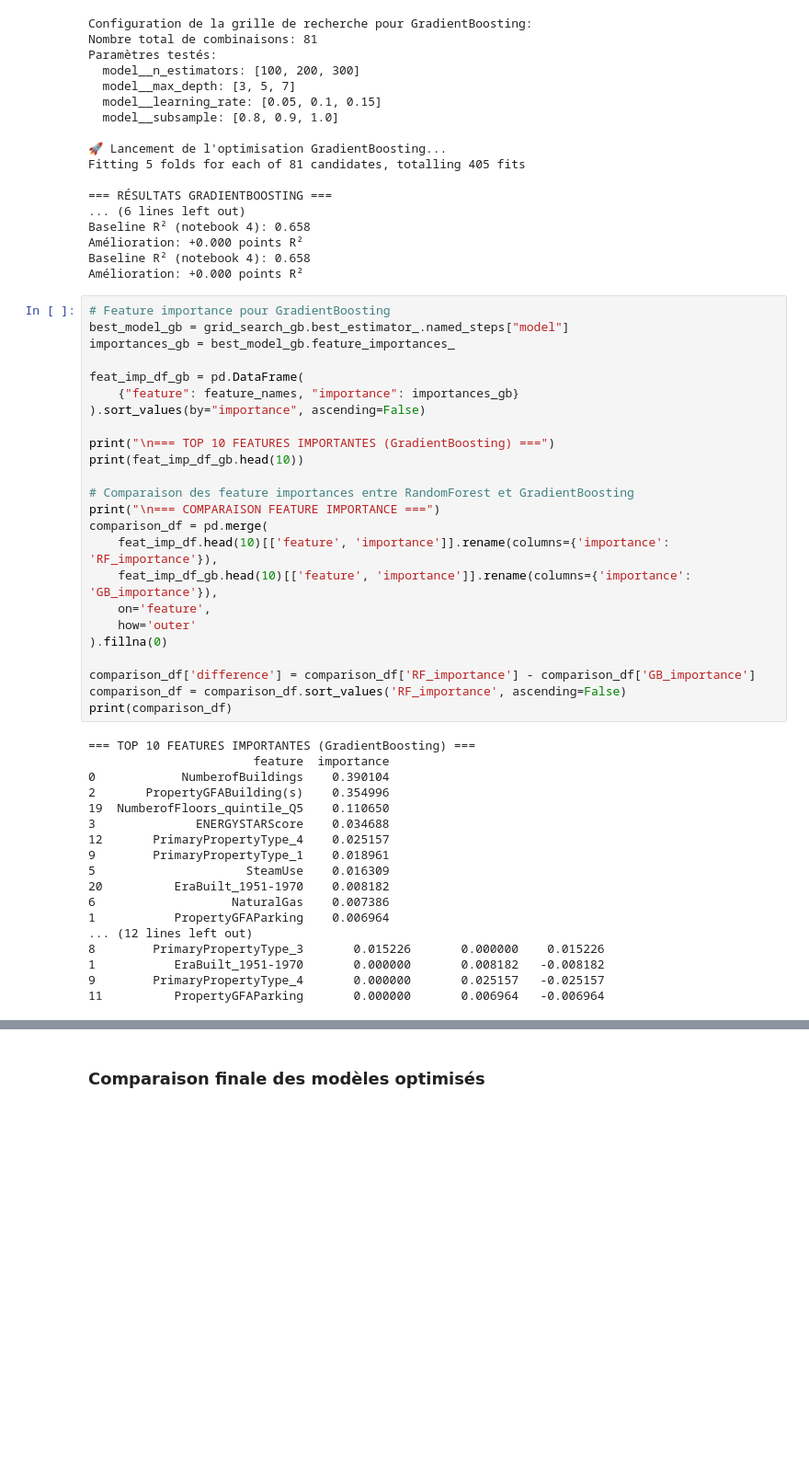
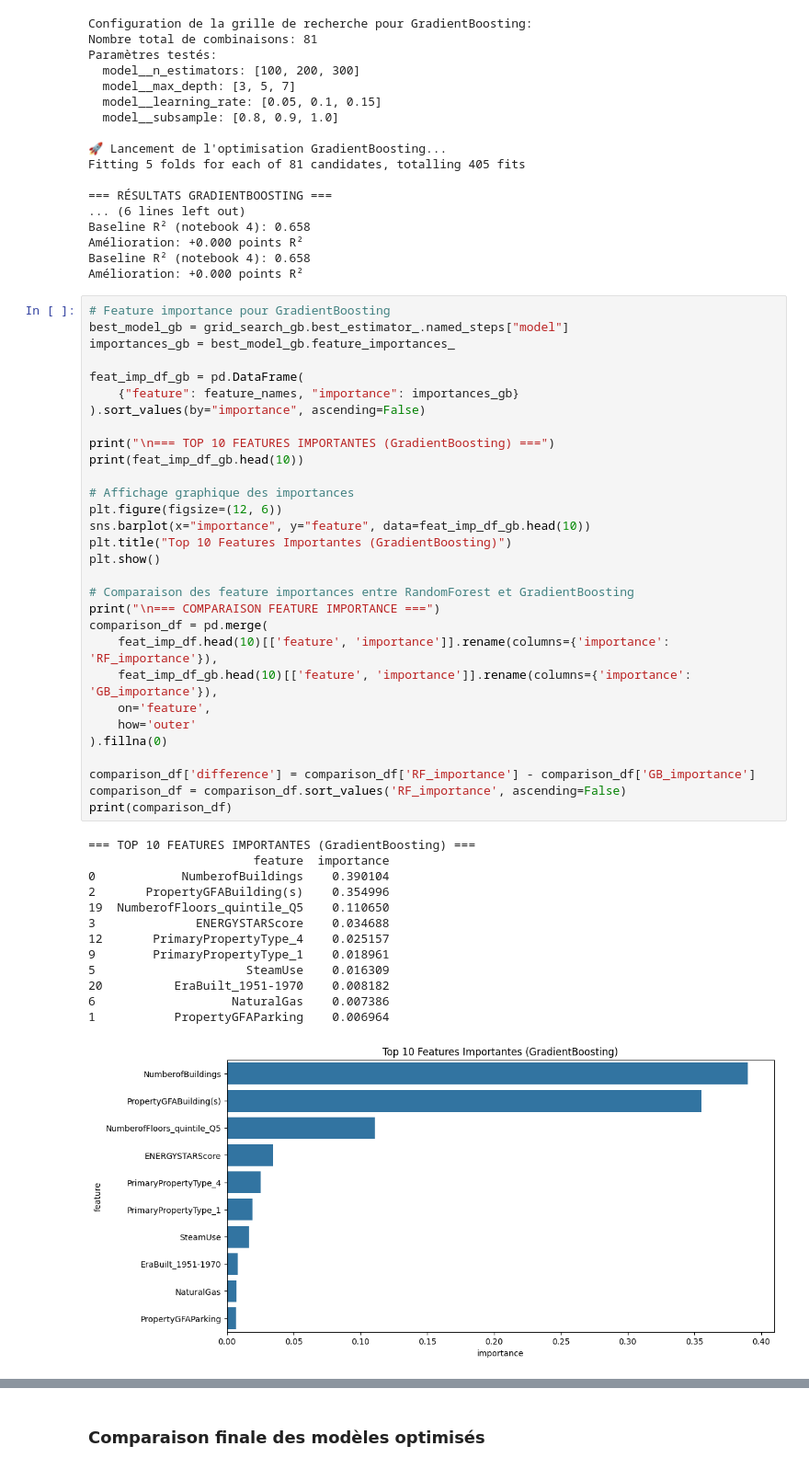
Before and after one commit to XavierCoulon/OC_P3_Seattle_Buildings_Consumption, a Jupyter notebook: notebooks/5. Optimisation du modèle.ipynb, the cells around one changed output, grey strips where cells are left out. Shown: that part at 92% size. Cells and saved outputs as stored; diff of their text form; blank space fills up the shorter version.

Commit message:
add plot for feature importances

```diff
--- a/notebooks/5. Optimisation du modèle.ipynb
+++ b/notebooks/5. Optimisation du modèle.ipynb
@@ -205,35 +208,37 @@ feat_imp_df_gb = pd.DataFrame(
 ).sort_values(by="importance", ascending=False)
 
 print("\n=== TOP 10 FEATURES IMPORTANTES (GradientBoosting) ===")
 print(feat_imp_df_gb.head(10))
+
+# Affichage graphique des importances
+plt.figure(figsize=(12, 6))
+sns.barplot(x="importance", y="feature", data=feat_imp_df_gb.head(10))
+plt.title("Top 10 Features Importantes (GradientBoosting)")
+plt.show()
 
 # Comparaison des feature importances entre RandomForest et GradientBoosting
 print("\n=== COMPARAISON FEATURE IMPORTANCE ===")
 comparison_df = pd.merge(
     feat_imp_df.head(10)[['feature', 'importance']].rename(columns={'importance': 'RF_importance'}),
     feat_imp_df_gb.head(10)[['feature', 'importance']].rename(columns={'importance': 'GB_importance'}),
     on='feature',
     how='outer'
 ).fillna(0)
 
 comparison_df['difference'] = comparison_df['RF_importance'] - comparison_df['GB_importance']
 comparison_df = comparison_df.sort_values('RF_importance', ascending=False)
 print(comparison_df)
 # %% [output]
 === TOP 10 FEATURES IMPORTANTES (GradientBoosting) ===
                        feature  importance
 0            NumberofBuildings    0.390104
 2       PropertyGFABuilding(s)    0.354996
 19  NumberofFloors_quintile_Q5    0.110650
 3              ENERGYSTARScore    0.034688
 12       PrimaryPropertyType_4    0.025157
 9        PrimaryPropertyType_1    0.018961
 5                     SteamUse    0.016309
 20          EraBuilt_1951-1970    0.008182
 6                   NaturalGas    0.007386
 1           PropertyGFAParking    0.006964
-... (12 lines left out)
-8        PrimaryPropertyType_3       0.015226       0.000000    0.015226
-1           EraBuilt_1951-1970       0.000000       0.008182   -0.008182
-9        PrimaryPropertyType_4       0.000000       0.025157   -0.025157
-11          PropertyGFAParking       0.000000       0.006964   -0.006964
+[figure, added]
```
Also changed, not shown: parts of 2 cells of this notebook, 1 other file.
